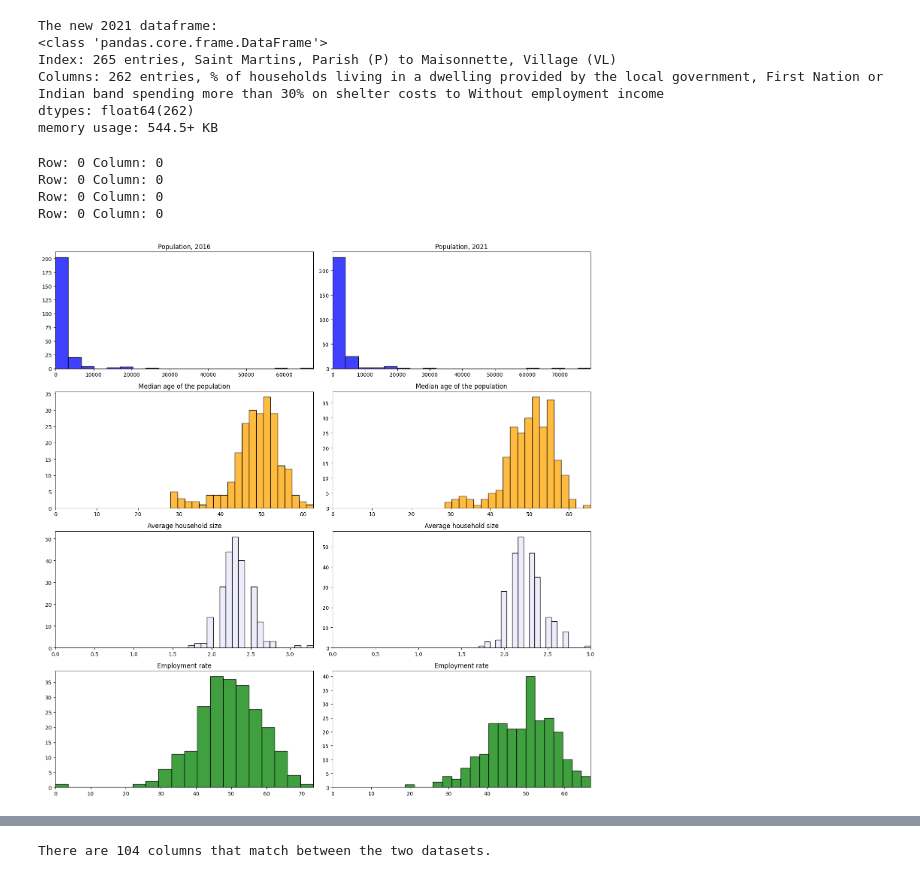
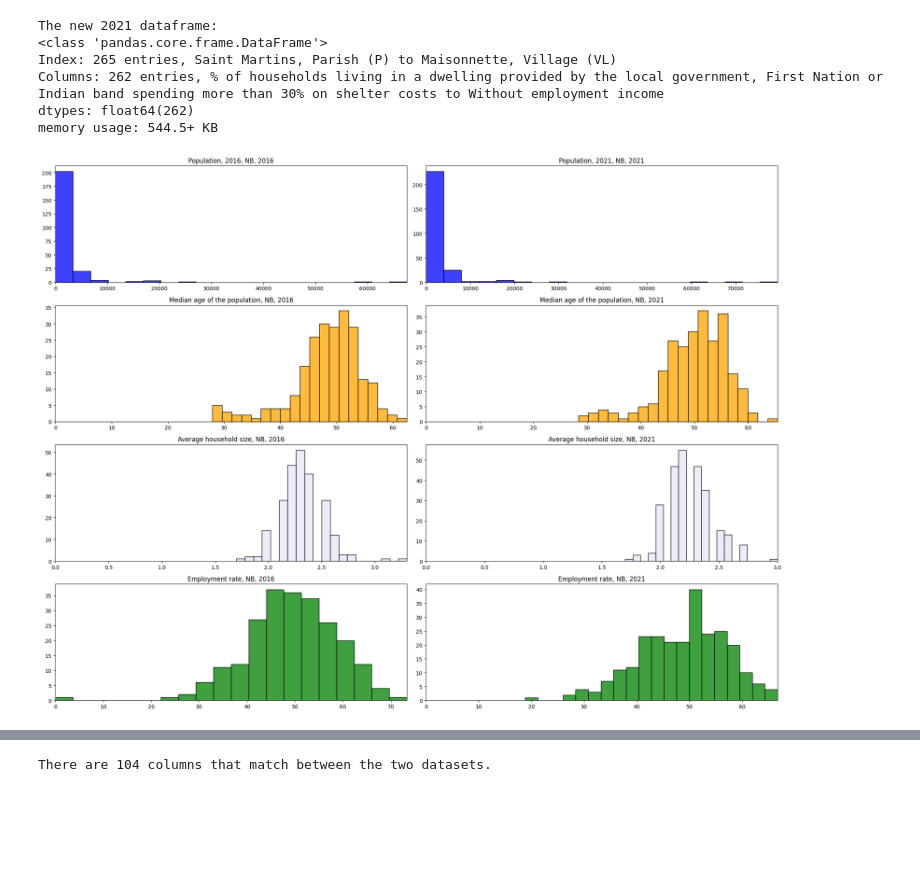
Before and after one commit to danesheppard/CommunityGrowthPrediction, a Jupyter notebook: dataScraping.ipynb, the cells around one changed output, grey strips where cells are left out. Saved outputs shown, nothing was run; the diff lists cells and outputs as text; code cells hidden in the pictures; blank space fills up the shorter version.

```diff
--- a/dataScraping.ipynb
+++ b/dataScraping.ipynb
@@ -11,7 +11,10 @@ import matplotlib.pyplot as plt
 
 # Load the 2011, 2016, and 2021 census data for New Brunswick
 # Let's start with the most recent year and work our way back
-census2021 = pd.read_csv("statCanData/NB_2021_Full.csv", low_memory=False)
+encoding = 'ISO-8859-1'
+
+province = 'NB'
+census2021 = pd.read_csv(f"statCanData/{province}_2021.csv", encoding = encoding, low_memory=False)
 # We'll also clean up the 'CHARACTERISTIC_NAME' column to remove whitespace and unknown characters
 census2021['CHARACTERISTIC_NAME'] = census2021['CHARACTERISTIC_NAME'].str.replace(r'[^\x00-\x7F]+', '', regex=True)
 census2021['CHARACTERISTIC_NAME'] = census2021['CHARACTERISTIC_NAME'].str.strip()
@@ -39,7 +42,7 @@ memory usage: 122.8+ MB
 # The 2021 Census has 15 columns. The different attributes are identified
 # by the DIM column, which we will look at a bit more closely later
 # Next, let's load the 2016 data and compare the two datasets
-census2016 = pd.read_csv("statCanData/NB_2016_Full.csv", low_memory=False)
+census2016 = pd.read_csv(f"statCanData/{province}_2016.csv", encoding = encoding, low_memory=False)
 # As before, we'll clean up the data. The import column here is
 # 'DIM: Profile of Census Subdivisions (2247)'. A bit of a mouthful, so let's rename it
 # to 'CHARACTERISTIC_NAME' to match the 2021 dataset
@@ -323,42 +328,37 @@ def plotCharacteristic(ax, df, colName, title, color = 'teal'):
     ax (Axis): The axis to plot on
     df (DataFrame): The dataframe to extract from
     colName (str): The column name to extract
     title (str): The title of the plot
     color (str): The color of the plot (optional)
     '''
     # Extract the data from the dataframe
     data = df[colName]
     # Remove any rows with NaN values
     data = data.dropna()
     # Plot the data
     sns.histplot(data, ax=ax, bins=20, color=color)
     ax.set_title(title)
     ax.set_xlabel('')
     ax.set_ylabel('')
     ax.set_xlim(0, data.max())
 
 # For 2016
 colNames2016 = ['Population, 2016', 'Median age of the population', 'Average household size', 'Employment rate']
 # The 2021 data has a different column name for a few characteristics, so let's build a separate list
 colNames2021 = ['Population, 2021', 'Median age of the population', 'Average household size', 'Employment rate']
 
 # We'll use matplotlib to create a grid of subplots to display the data
 # and compare between years
-fig, axs = plt.subplots(len(colNames2016), 2, figsize=(15, 15))
+fig, axs = plt.subplots(len(colNames2016), 2, figsize=(20, 15))
 colors = ['blue', 'orange', 'lavender', 'green', 'rose', 'teal']
 for i, col in enumerate(colNames2016):
-    plotCharacteristic(axs[i, 0], communityDF2016, col, col, colors[i])
-    print('Row:', 0, 'Column:', 0)
-    plotCharacteristic(axs[i, 1], communityDF2021, colNames2021[i], colNames2021[i], colors[i])
+    plotCharacteristic(axs[i, 0], communityDF2016, col, col + f', {province}, 2016', colors[i])
+    plotCharacteristic(axs[i, 1], communityDF2021, colNames2021[i], colNames2021[i] + f', {province}, 2021', colors[i])
 plt.tight_layout()
 # save the plot to a file
 plt.savefig('./figures/Census_data_EDA.png')
 # %% [output]
-Row: 0 Column: 0
-Row: 0 Column: 0
-Row: 0 Column: 0
-Row: 0 Column: 0
-[figure, old version]
+[figure, new version]
 # %%
 # Let's also plot the population change, using the 'Population, 2016' and 'Population, 2021' columns in the 2021 dataset
 # We'll calculate the change and plot it as a histogram
```
Also changed, not shown: parts of 10 cells of this notebook, 43 other files.
